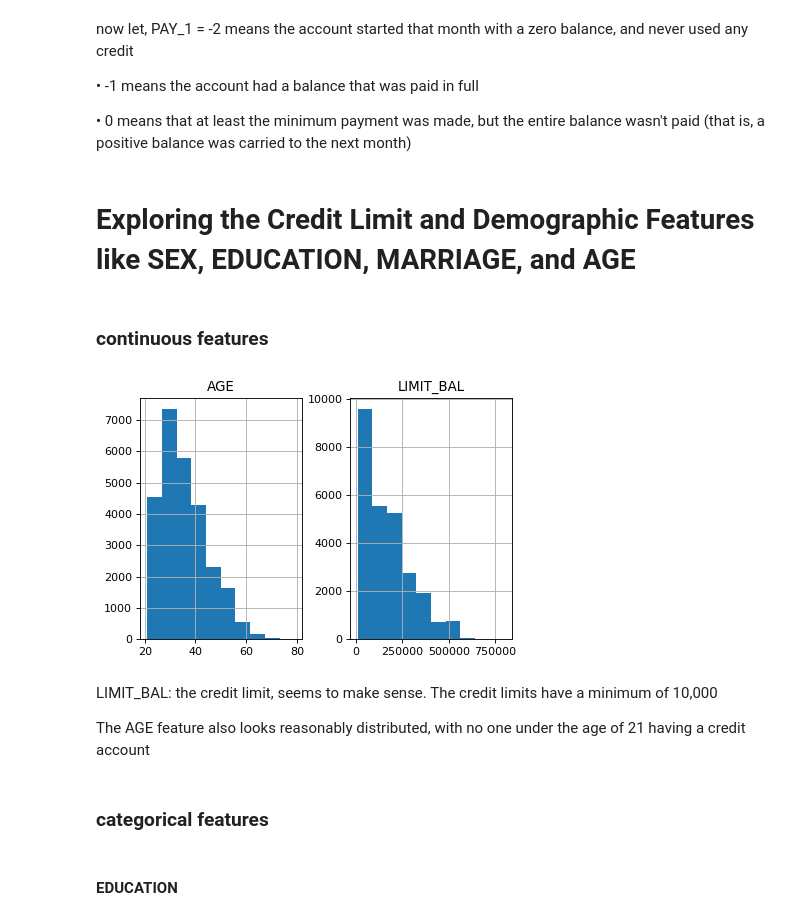
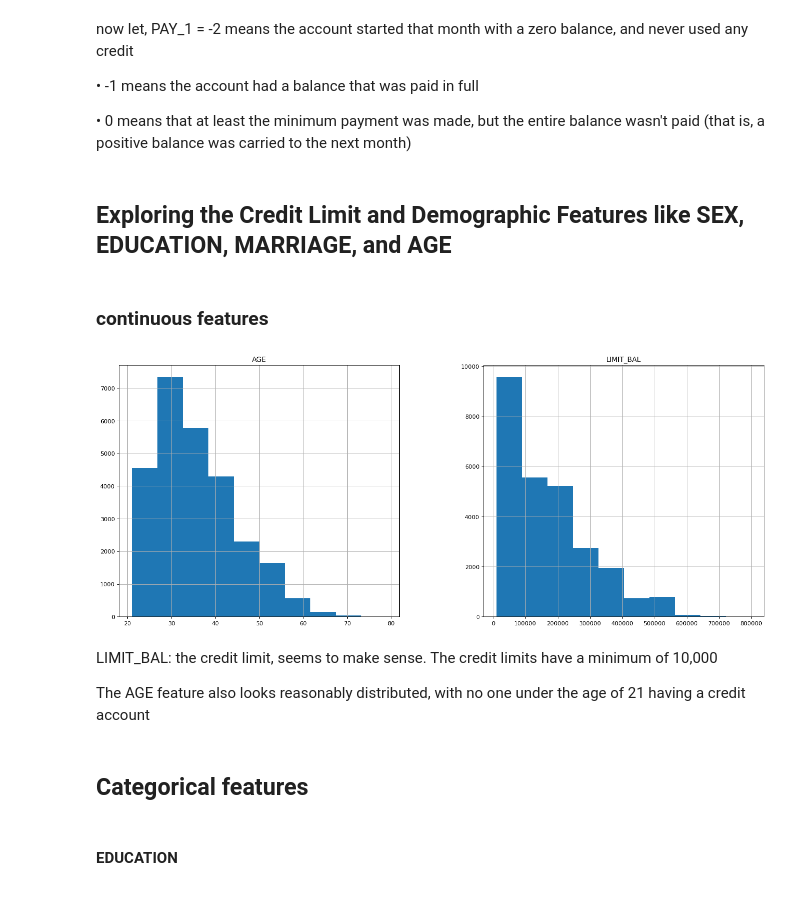
Before and after one commit to nehat280/Credit-Card-Default-Detection, a Jupyter notebook: default of credit card clients .ipynb, the cells around one changed output. Saved outputs shown, nothing was run; the diff lists cells and outputs as text; code cells hidden in the pictures.

```diff
--- a/default of credit card clients .ipynb
+++ b/default of credit card clients .ipynb
@@ -156,7 +168,7 @@ credit
 • 0 means that at least the minimum payment was made, but the entire balance
 wasn't paid (that is, a positive balance was carried to the next month)
 # %% [markdown]
-# Exploring the Credit Limit and Demographic Features like SEX, EDUCATION, MARRIAGE, and AGE
+## Exploring the Credit Limit and Demographic Features like SEX, EDUCATION, MARRIAGE, and AGE
 # %%
 import matplotlib as mpl
 mpl.rcParams['figure.dpi'] =80 #.rcParams to set the resolution (dpi = dots per inch) for a nice crisp image
@@ -164,11 +176,11 @@ mpl.rcParams['figure.dpi'] =80 #.rcParams to set the resolution (dpi = dots per
 ### continuous features
 # %%
 
-clean_df[['LIMIT_BAL', 'AGE']].hist();
+clean_df[['LIMIT_BAL', 'AGE']].hist(figsize=(20,8));
 # fig,axes = plt.subplots(1,2)
 # axes[0].hist(clean_df['LIMIT_BAL'])
 # %% [output]
-[figure, old version]
+[figure, new version]
 # %% [markdown]
 LIMIT_BAL: the credit limit, seems to make sense. The credit limits have a minimum
 of 10,000
@@ -176,7 +188,7 @@ of 10,000
 The AGE feature also looks reasonably distributed, with no one under the age of 21
 having a credit account
 # %% [markdown]
-### categorical features
+## Categorical features
 # %% [markdown]
 #### EDUCATION
 # %%
```
Also changed, not shown: parts of 82 cells of this notebook.
